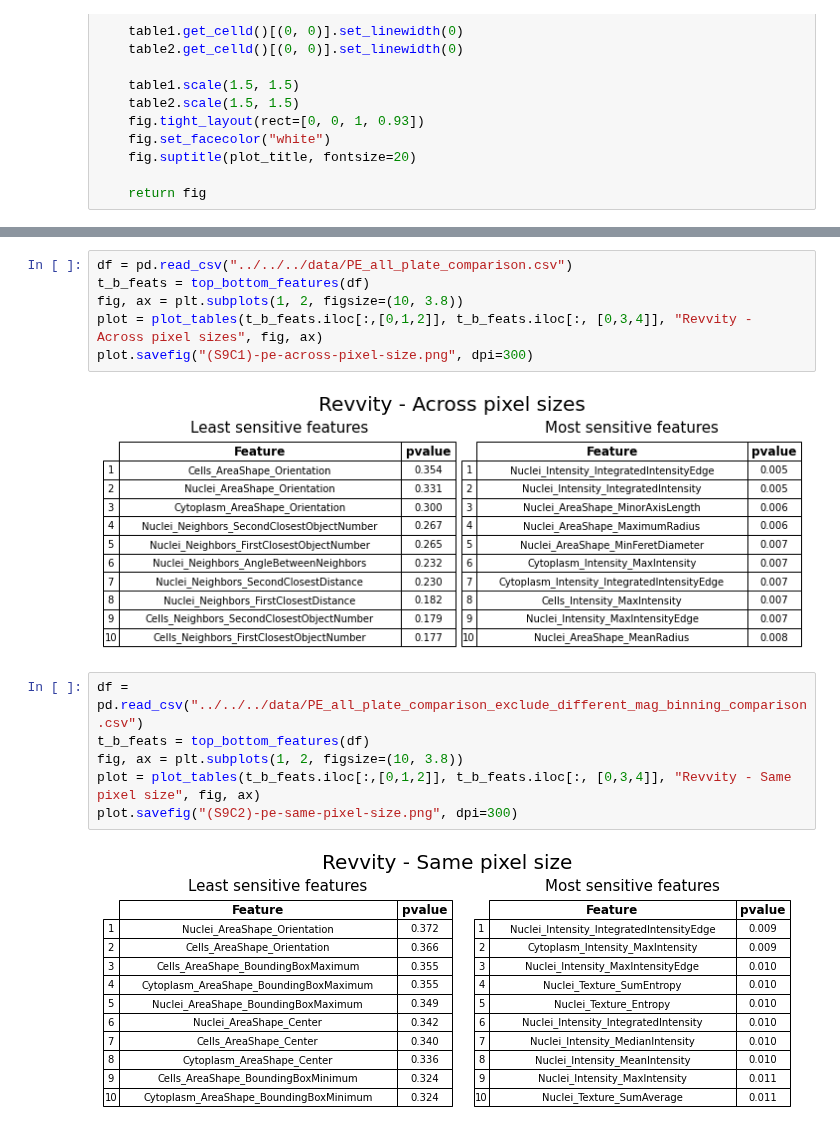
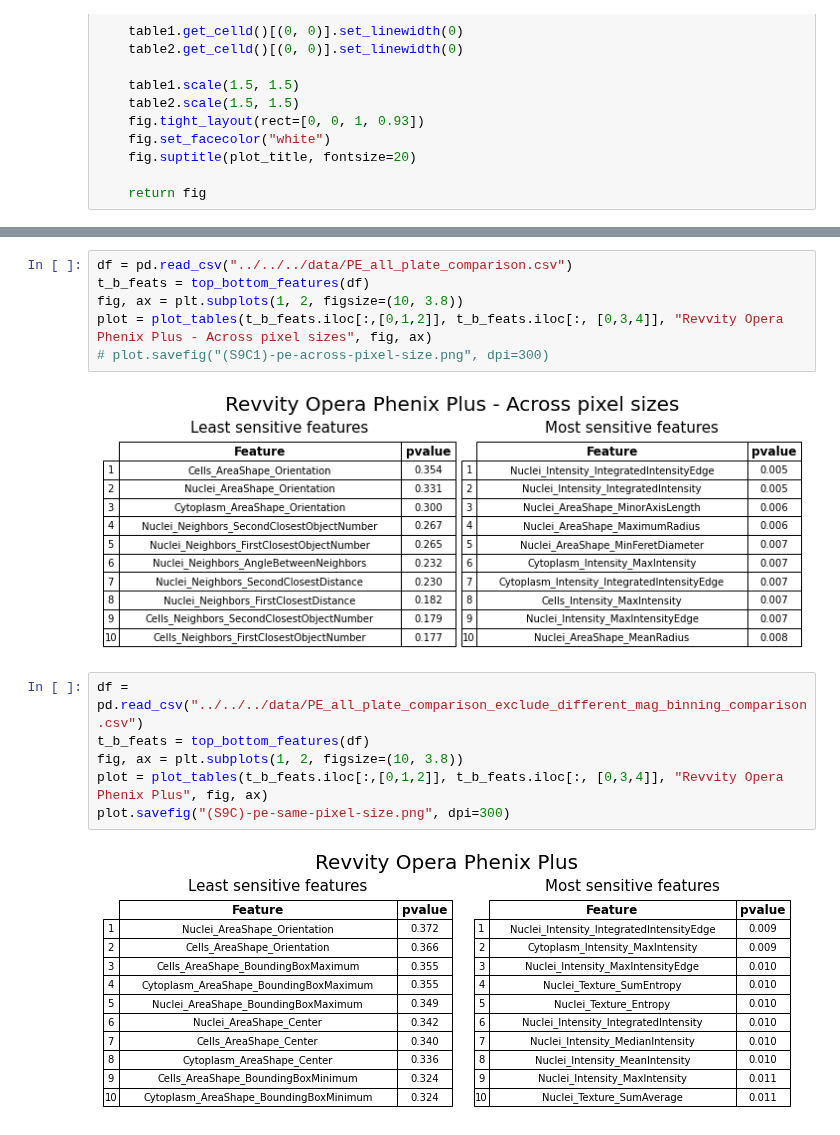
Before and after one commit to jump-cellpainting/jump-scope-analysis, a Jupyter notebook: notebooks/figures/supplementary/FigureS9.ipynb, the cells around one changed output, grey strips where cells are left out. Drawn from its saved outputs; the diff is of its cells as text.

```diff
--- a/notebooks/figures/supplementary/FigureS9.ipynb
+++ b/notebooks/figures/supplementary/FigureS9.ipynb
@@ -130,19 +130,19 @@ plot.savefig("(S9B2)-nikon-same-pixel-size.png", dpi=300)
 # %%
 df = pd.read_csv("../../../data/PE_all_plate_comparison.csv")
 t_b_feats = top_bottom_features(df)
 fig, ax = plt.subplots(1, 2, figsize=(10, 3.8))
-plot = plot_tables(t_b_feats.iloc[:,[0,1,2]], t_b_feats.iloc[:, [0,3,4]], "Revvity - Across pixel sizes", fig, ax)
-plot.savefig("(S9C1)-pe-across-pixel-size.png", dpi=300)
+plot = plot_tables(t_b_feats.iloc[:,[0,1,2]], t_b_feats.iloc[:, [0,3,4]], "Revvity Opera Phenix Plus - Across pixel sizes", fig, ax)
+# plot.savefig("(S9C1)-pe-across-pixel-size.png", dpi=300)
 # %% [output]
-[figure, old version]
+[figure, new version]
 # %%
 df = pd.read_csv("../../../data/PE_all_plate_comparison_exclude_different_mag_binning_comparison.csv")
 t_b_feats = top_bottom_features(df)
 fig, ax = plt.subplots(1, 2, figsize=(10, 3.8))
-plot = plot_tables(t_b_feats.iloc[:,[0,1,2]], t_b_feats.iloc[:, [0,3,4]], "Revvity - Same pixel size", fig, ax)
-plot.savefig("(S9C2)-pe-same-pixel-size.png", dpi=300)
+plot = plot_tables(t_b_feats.iloc[:,[0,1,2]], t_b_feats.iloc[:, [0,3,4]], "Revvity Opera Phenix Plus", fig, ax)
+plot.savefig("(S9C)-pe-same-pixel-size.png", dpi=300)
 # %% [output]
-[figure, old version]
+[figure, new version]
 # %%
 df = pd.read_csv("../../../data/yokogawa_us_all_plate_comparison.csv")
 t_b_feats = top_bottom_features(df)
```
Also changed, not shown: parts of 7 cells of this notebook.
